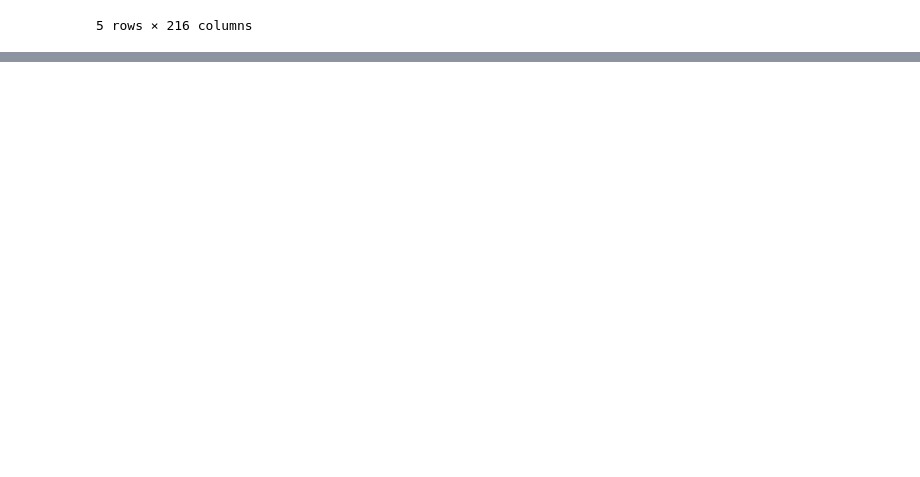
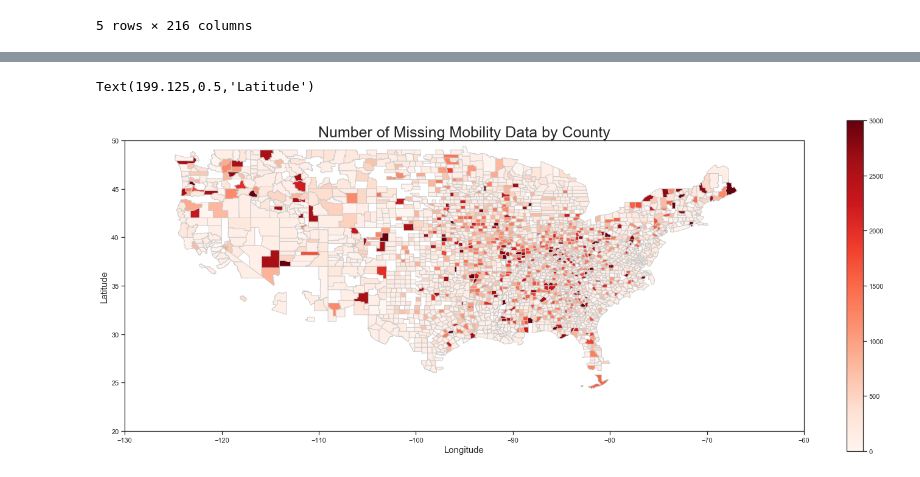
Before and after one commit to LittleAhn/covid19-ml-project, a Jupyter notebook: scripts/building_graphs.ipynb, the cells around one changed output, grey strips where cells are left out. Saved outputs shown, nothing was run; the diff lists cells and outputs as text; code cells hidden in the pictures; blank space fills up the shorter version.

```diff
--- a/scripts/building_graphs.ipynb
+++ b/scripts/building_graphs.ipynb
@@ -69,0 +85,7 @@ sns.pairplot(df_retail, vars=df_retail.columns)
+# %%
+df = df[df.iloc[:, 4:10].isnull().any(axis=1)]
+df = df.groupby('CountyName').count()
+# %%
+df = df.merge(shape, left_on=['CountyName'], right_on='NAMELSAD', how="right")
+df_inter = df.dropna()
+gdf = gpd.GeoDataFrame(df_inter, geometry=df.geometry)
@@ -69,0 +100,13 @@ sns.pairplot(df_retail, vars=df_retail.columns)
+# %%
+fig, ax = plt.subplots(1, figsize=(25, 10))
+gdf.plot(column='fips', cmap='Reds', ax=ax, edgecolor='0.8')
+ax.set_title('Number of Missing Mobility Data by County', fontsize=25)
+sm = plt.cm.ScalarMappable(cmap='Reds', norm=plt.Normalize(vmin=0, vmax=3000))
+sm._A = []
+cbar = fig.colorbar(sm)
+ax.axis((-130, -60, 20, 50))
+plt.xlabel('Longitude', fontsize=15)
+plt.ylabel('Latitude', fontsize=15)
+# %% [output]
+Text(199.125,0.5,'Latitude')
+[figure, added]
```
Also changed, not shown: parts of 11 cells of this notebook.
